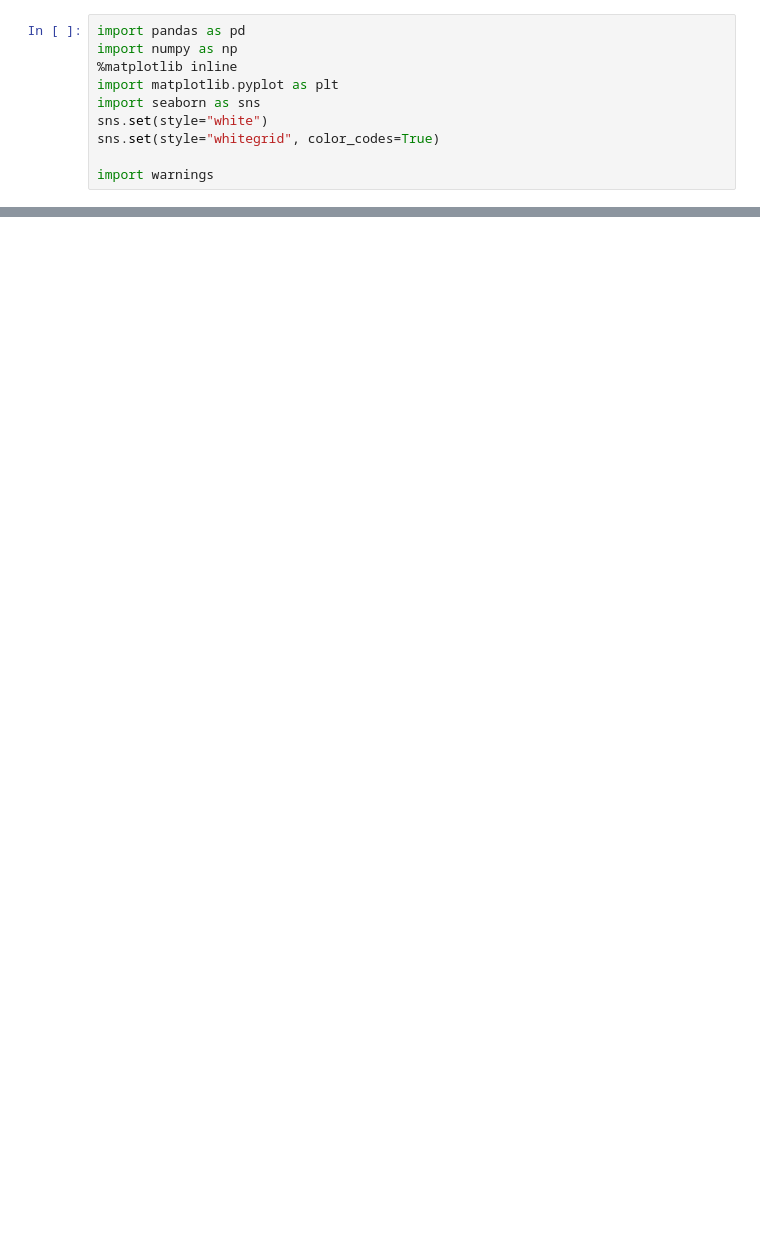
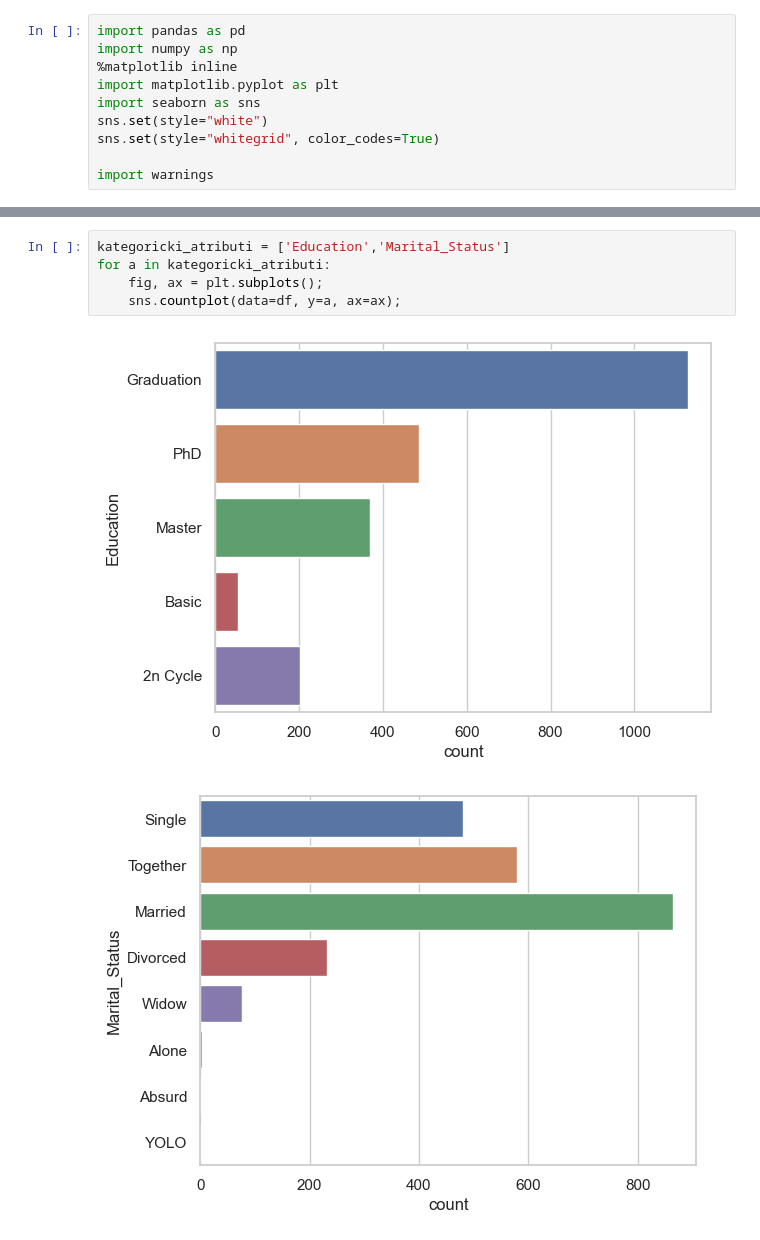
Before and after one commit to StevanGrujic/ML_Projekat2, a Jupyter notebook: Projekat 2.ipynb, the cells around one changed output, grey strips where cells are left out. Cells and saved outputs as stored; diff of their text form; blank space fills up the shorter version.

```diff
--- a/Projekat 2.ipynb
+++ b/Projekat 2.ipynb
@@ -21,0 +106,8 @@ df.head()
+# %%
+kategoricki_atributi = ['Education','Marital_Status']
+for a in kategoricki_atributi:
+    fig, ax = plt.subplots();
+    sns.countplot(data=df, y=a, ax=ax);
+# %% [output]
+[figure, added]
+[figure, added]
```
Also changed, not shown: parts of 11 cells of this notebook.
